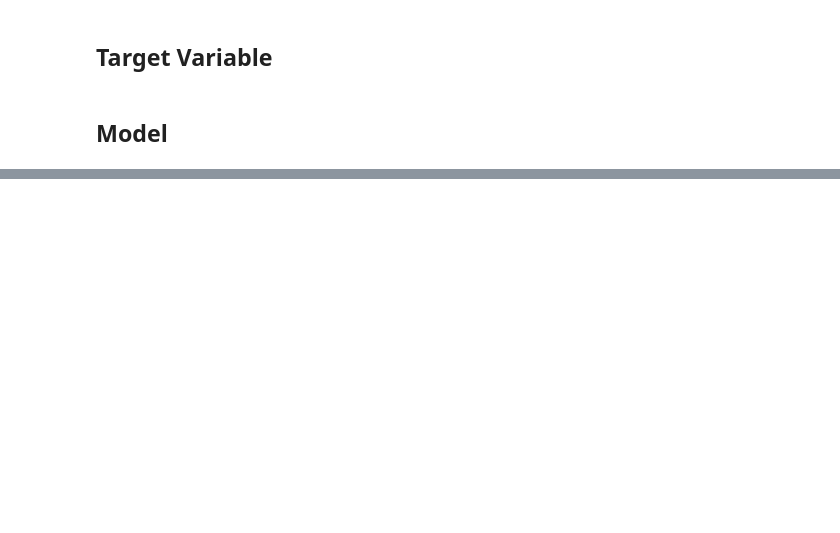
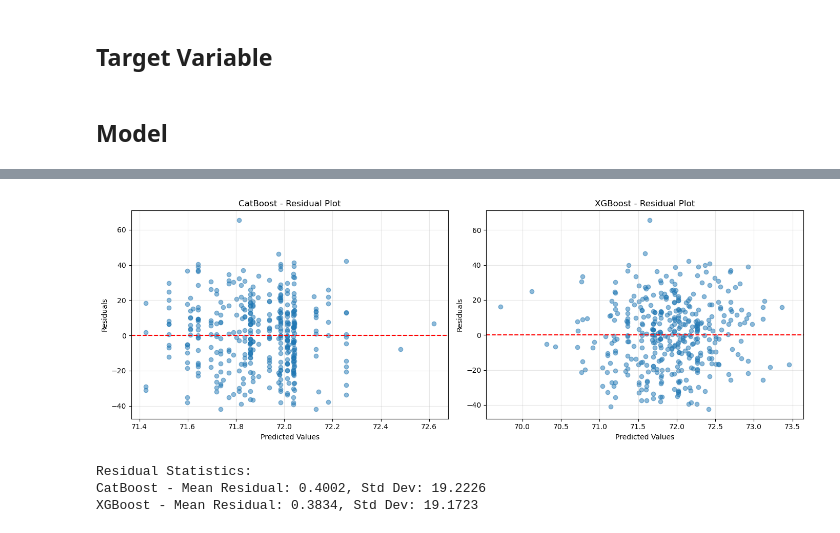
Before and after one commit to twliew/433-individual, a Jupyter notebook: model.ipynb, the cells around one changed output, grey strips where cells are left out. Drawn from its saved outputs; the diff is of its cells as text; code cells hidden in the pictures; blank space fills up the shorter version.

Commit message:
boosting

```diff
--- a/model.ipynb
+++ b/model.ipynb
@@ -13,7 +17,7 @@ df = pd.read_csv("jira_m2_accelerated.csv")
 # %% [markdown]
 ## Data Cleaning
 # %%
-df.drop(columns=["issue_key", "problem_statement", "description", "cause"], inplace=True)
+df.drop(columns=["issue_key", "problem_statement", "description", "cause", "created_date", "updated_date"], inplace=True)
 # %%
 df = df.drop_duplicates()
 # %%
@@ -82,0 +265,35 @@ ValueError: could not convert string to float: '2025-10-02'
+# %%
+# Residual Analysis
+import matplotlib.pyplot as plt
+
+fig, axes = plt.subplots(1, 2, figsize=(14, 5))
+
+# CatBoost Residuals
+catboost_residuals = y_test - catboost_pred
+axes[0].scatter(catboost_pred, catboost_residuals, alpha=0.5)
+axes[0].axhline(y=0, color='r', linestyle='--')
+axes[0].set_xlabel('Predicted Values')
+axes[0].set_ylabel('Residuals')
+axes[0].set_title('CatBoost - Residual Plot')
+axes[0].grid(True, alpha=0.3)
+
+# XGBoost Residuals
+xgboost_residuals = y_test - xgboost_pred
+axes[1].scatter(xgboost_pred, xgboost_residuals, alpha=0.5)
+axes[1].axhline(y=0, color='r', linestyle='--')
+axes[1].set_xlabel('Predicted Values')
+axes[1].set_ylabel('Residuals')
+axes[1].set_title('XGBoost - Residual Plot')
+axes[1].grid(True, alpha=0.3)
+
+plt.tight_layout()
+plt.show()
+
+print("\nResidual Statistics:")
+print(f"CatBoost - Mean Residual: {catboost_residuals.mean():.4f}, Std Dev: {catboost_residuals.std():.4f}")
+print(f"XGBoost - Mean Residual: {xgboost_residuals.mean():.4f}, Std Dev: {xgboost_residuals.std():.4f}")
+# %% [output]
+[figure, added]
+Residual Statistics:
+CatBoost - Mean Residual: 0.4002, Std Dev: 19.2226
+XGBoost - Mean Residual: 0.3834, Std Dev: 19.1723
```
Also changed, not shown: parts of 10 cells of this notebook, 6 other files.
